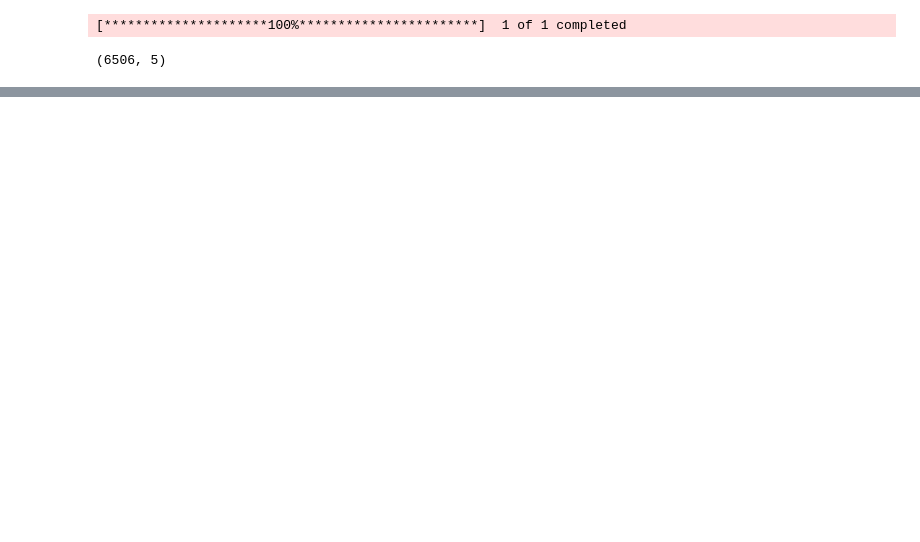
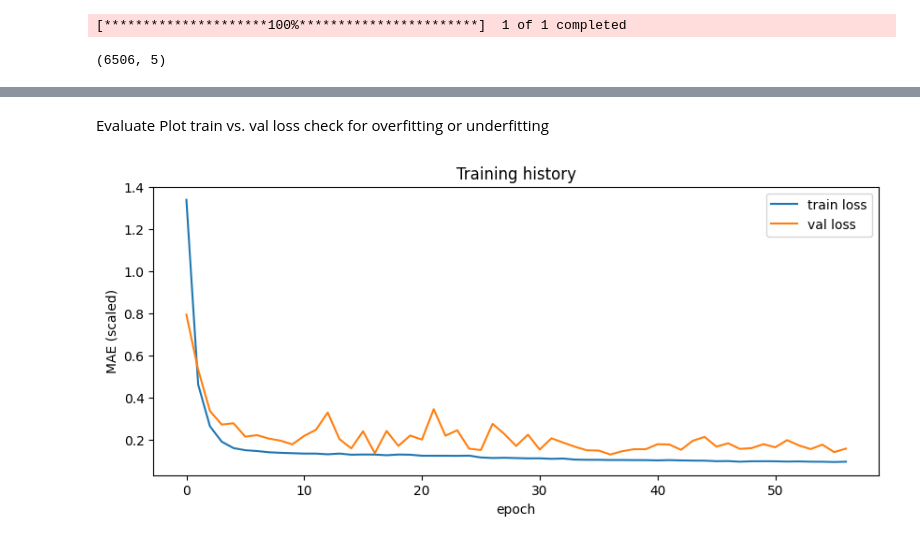
Before and after one commit to Haya-Alwizrah/GOLD-PRICES-ANALYSIS, a Jupyter notebook: GoldPrice.ipynb, the cells around one changed output, grey strips where cells are left out. Cells and saved outputs as stored; diff of their text form; code cells hidden in the pictures; blank space fills up the shorter version.

```diff
--- a/GoldPrice.ipynb
+++ b/GoldPrice.ipynb
@@ -69,0 +223,21 @@ df.head()
+# %%
+configs = [
+    dict(units1=64,  units2=32,  units3=16, dropout1=0.2, dropout2=0.1, l2reg=1e-4, lr=1e-3),
+    dict(units1=128, units2=64,  units3=32, dropout1=0.3, dropout2=0.2, l2reg=1e-3, lr=1e-3),
+    dict(units1=128, units2=64,  units3=32, dropout1=0.4, dropout2=0.3, l2reg=1e-3, lr=5e-4),
+    dict(units1=256, units2=128, units3=64, dropout1=0.4, dropout2=0.3, l2reg=1e-2, lr=1e-3),
+]
+
+tuning_results = []
+for i, cfg in enumerate(configs):
+    tf.keras.backend.clear_session()
+    model = build_model(X_train_s.shape[1], **cfg)
+    es = callbacks.EarlyStopping(monitor="val_loss", patience=10, restore_best_weights=True)
+    hist = model.fit(X_train_s, y_train_s, validation_data=(X_val_s, y_val_s),
+                      epochs=80, batch_size=32, callbacks=[es], verbose=0)
+    best_val_mae = min(hist.history["val_mae"])
+    tuning_results.append({"config": cfg, "val_mae_scaled": best_val_mae})
+    print(f"Config {i}: {cfg} -> val_mae(scaled)={best_val_mae:.4f}")
+
+best_cfg = min(tuning_results, key=lambda r: r["val_mae_scaled"])["config"]
+print("\nBest config:", best_cfg)
@@ -69,0 +254,16 @@ df.head()
+# %%
+tf.keras.backend.clear_session()
+final_model = build_model(X_train_s.shape[1], **best_cfg)
+
+cb_list = [
+    callbacks.EarlyStopping(monitor="val_loss", patience=20, restore_best_weights=True),
+    callbacks.ModelCheckpoint("best_gold_model.keras", monitor="val_loss", save_best_only=True),
+    callbacks.ReduceLROnPlateau(monitor="val_loss", factor=0.5, patience=8, min_lr=1e-6),
+]
+
+history = final_model.fit(
+    X_train_s, y_train_s,
+    validation_data=(X_val_s, y_val_s),
+    epochs=300, batch_size=32,
+    callbacks=cb_list, verbose=1,
+)
@@ -69,0 +288,12 @@ df.head()
+# %% [markdown]
+Evaluate
+Plot train vs. val loss check for overfitting or underfitting
+# %%
+plt.figure(figsize=(10,4))
+plt.plot(history.history["loss"], label="train loss")
+plt.plot(history.history["val_loss"], label="val loss")
+plt.xlabel("epoch"); plt.ylabel("MAE (scaled)"); plt.legend()
+plt.title("Training history")
+plt.show()
+# %% [output]
+[figure, added]
```
Also changed, not shown: parts of 22 cells of this notebook.
